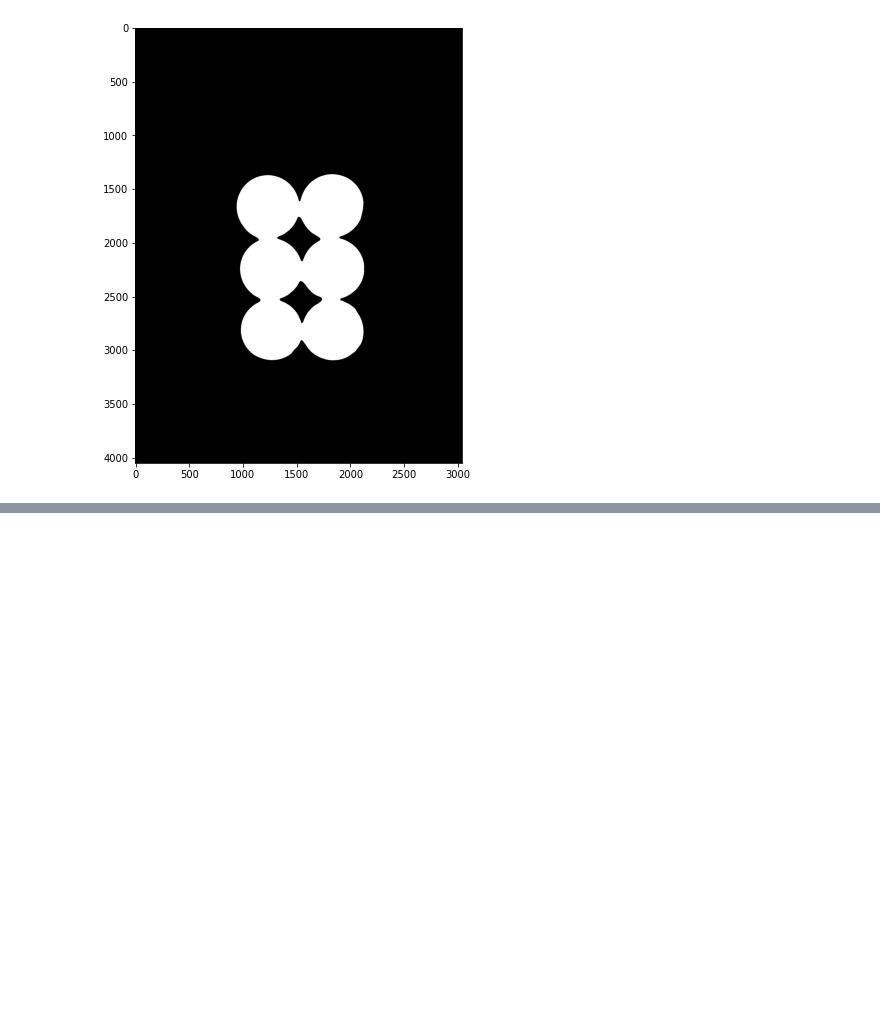
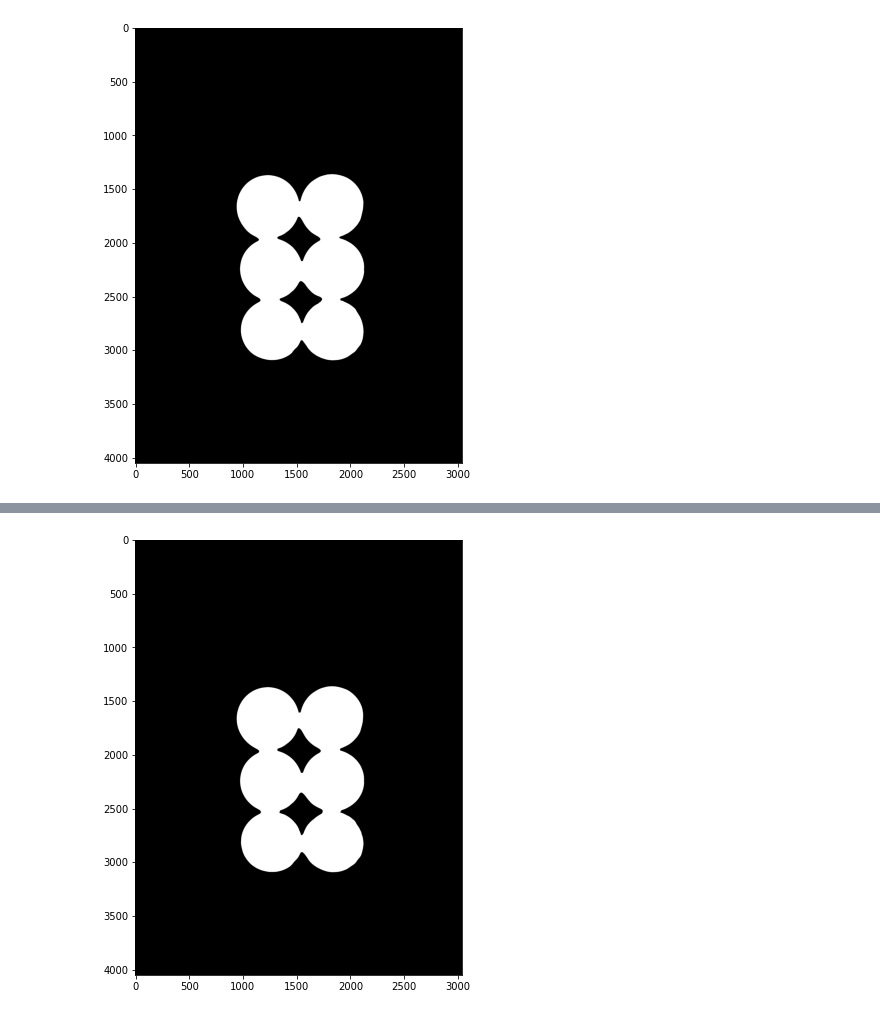
Before and after one commit to kriti-ixix/ai-1030, a Jupyter notebook: computer vision/watershed algorithm.ipynb, the cells around one changed output, grey strips where cells are left out. Drawn from its saved outputs; the diff is of its cells as text; code cells hidden in the pictures; blank space fills up the shorter version.

```diff
--- a/computer vision/watershed algorithm.ipynb
+++ b/computer vision/watershed algorithm.ipynb
@@ -30,0 +47,12 @@ display(thresh_img, 'gray')
+# %%
+pennies = cv2.imread('pennies.jpg')
+# %%
+blurred_img = cv2.medianBlur(pennies, 35)
+# %%
+gray_img = cv2.cvtColor(blurred_img, cv2.COLOR_BGR2GRAY)
+# %%
+success, thresh_img = cv2.threshold(gray_img, 0, 255, cv2.THRESH_BINARY_INV + cv2.THRESH_OTSU)
+# %%
+display(thresh_img, cmap='gray')
+# %% [output]
+[figure, added]
```
Also changed, not shown: parts of 10 cells of this notebook.
